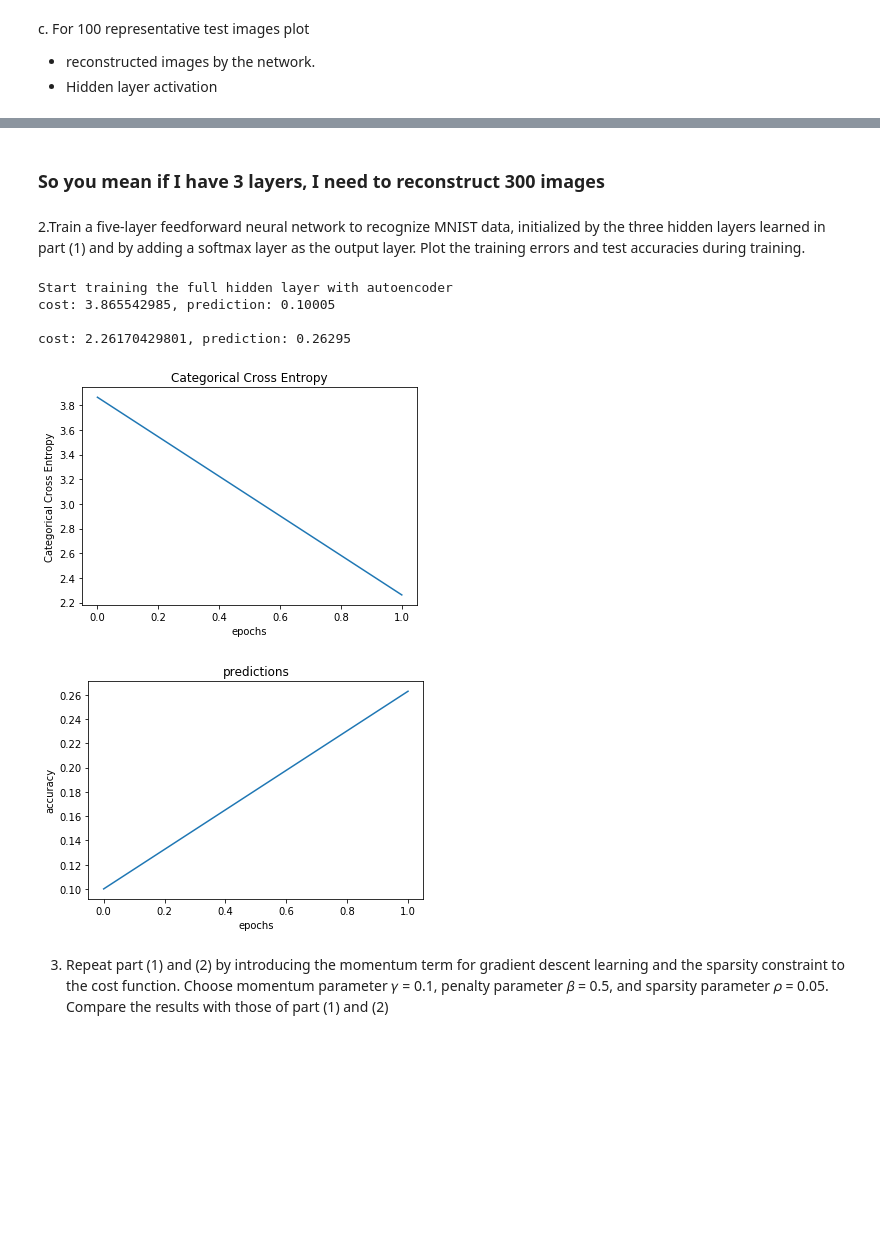
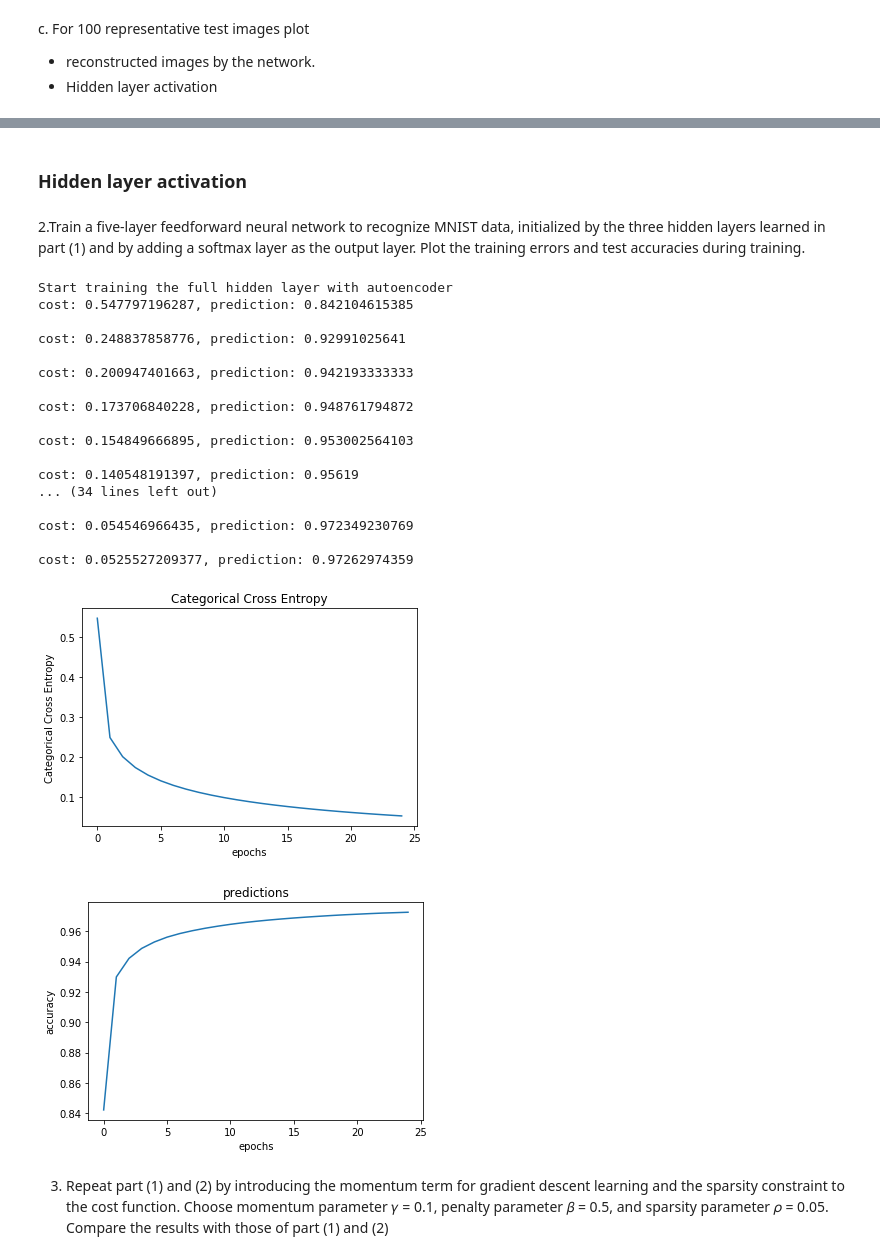
Before and after one commit to edwardsujono/neural_network_deep_cnn_autoencoder, a Jupyter notebook: Auto Encoder.ipynb, the cells around one changed output, grey strips where cells are left out. Cells and saved outputs as stored; diff of their text form; code cells hidden in the pictures; blank space fills up the shorter version.

```diff
--- a/Auto Encoder.ipynb
+++ b/Auto Encoder.ipynb
@@ -382,9 +535,9 @@ Plot
 a. Learning curve for training each layer.
 # %%
 num_feature = len(train_x[0])
-list_hidden_layer = [400,400,400]
-epochs = 2
-batch_size = 3000
+list_hidden_layer = [900,625,400]
+epochs = 25
+batch_size = 128
 num_output = 10
 
 softmax = SoftmaxAutoEncoder(num_features=num_feature, num_outputs=num_output,
@@ -487,2 +655,2 @@ Finish Plotting
-# %% [markdown]
-### So you mean if I have 3 layers, I need to reconstruct 300 images
+# %% [markdown]
+### Hidden layer activation
@@ -491,41 +669,54 @@ Finish Plotting
 hidden layers learned in part (1) and by adding a softmax layer as the output layer. Plot the
 training errors and test accuracies during training.
 # %%
-epochs = 2
-batch_size = 20000
+epochs = 25
+batch_size = 128
 
 softmax.start_train_the_full(epochs=epochs, batch_size=batch_size,
                              train_x=train_x, train_y=train_y,
                              test_x=test_x, test_y=test_y)
 
 
 list_cost, list_prediction = softmax.get_total_cost_and_prediction_full()
 
 visualizer = DataVisualization()
 
 %matplotlib inline
 
 visualizer.show_plot(list_x_point=range(epochs),
                      list_y_point=list_cost,
                      x_label='epochs',
                      y_label='Categorical Cross Entropy',
                      title='Categorical Cross Entropy',
                      figure_name='project_b/images/2_cost.png')
 
 
 visualizer.show_plot(list_x_point=range(epochs),
                      list_y_point=list_prediction,
                      x_label='epochs',
                      y_label='accuracy',
                      title='predictions',
                      figure_name='project_b/images/2_prediction.png')
 # %% [output]
 Start training the full hidden layer with autoencoder
-cost: 3.865542985, prediction: 0.10005
+cost: 0.547797196287, prediction: 0.842104615385
 
-cost: 2.26170429801, prediction: 0.26295
+cost: 0.248837858776, prediction: 0.92991025641
+
+cost: 0.200947401663, prediction: 0.942193333333
+
+cost: 0.173706840228, prediction: 0.948761794872
+
+cost: 0.154849666895, prediction: 0.953002564103
+
+cost: 0.140548191397, prediction: 0.95619
+... (34 lines left out)
+
+cost: 0.054546966435, prediction: 0.972349230769
+
+cost: 0.0525527209377, prediction: 0.97262974359
-[figure, old version]
+[figure, new version]
-[figure, old version]
+[figure, new version]
 # %% [markdown]
 3) Repeat part (1) and (2) by introducing the momentum term for gradient descent learning and
 the sparsity constraint to the cost function. Choose momentum parameter 𝛾 = 0.1, penalty
```
Also changed, not shown: parts of 20 cells of this notebook, 1 other file.
